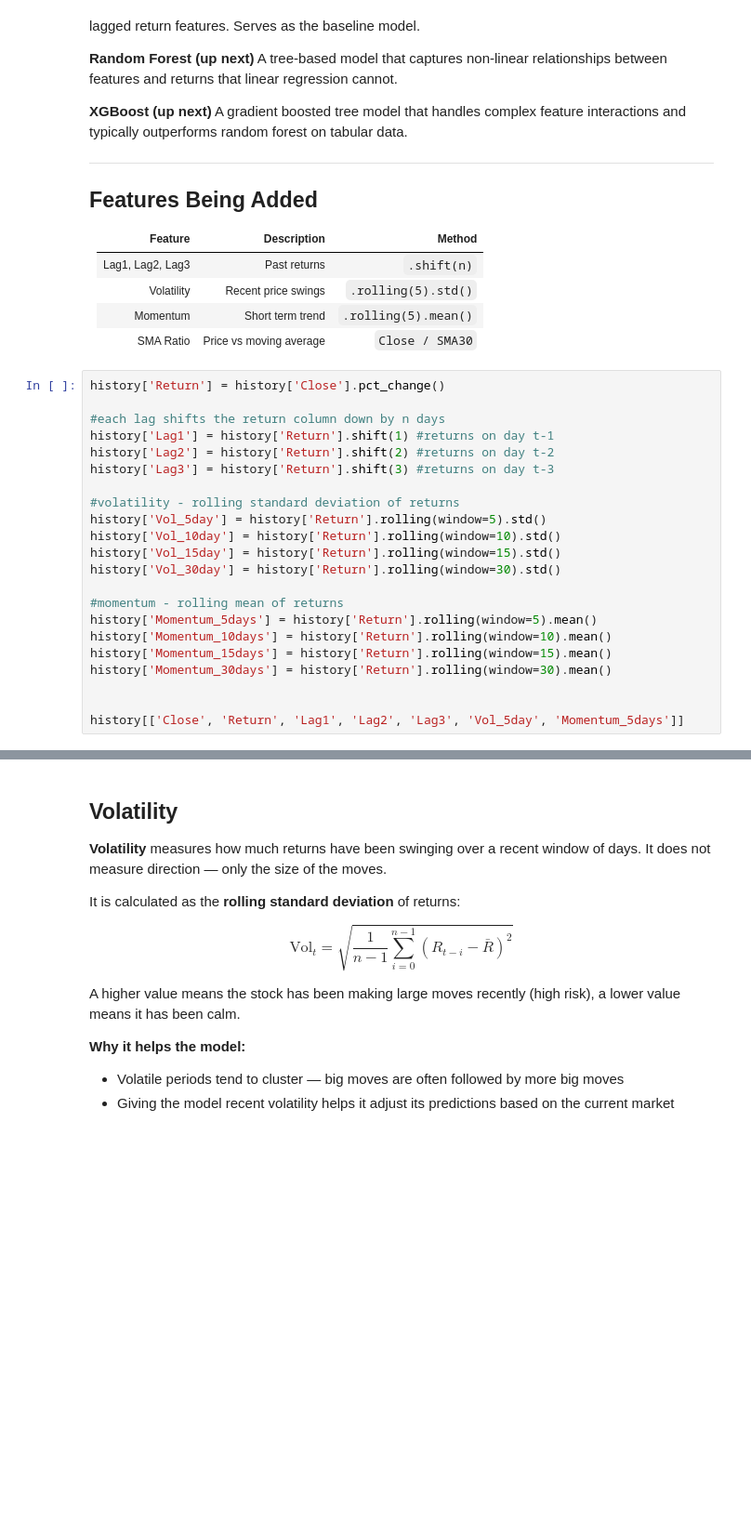
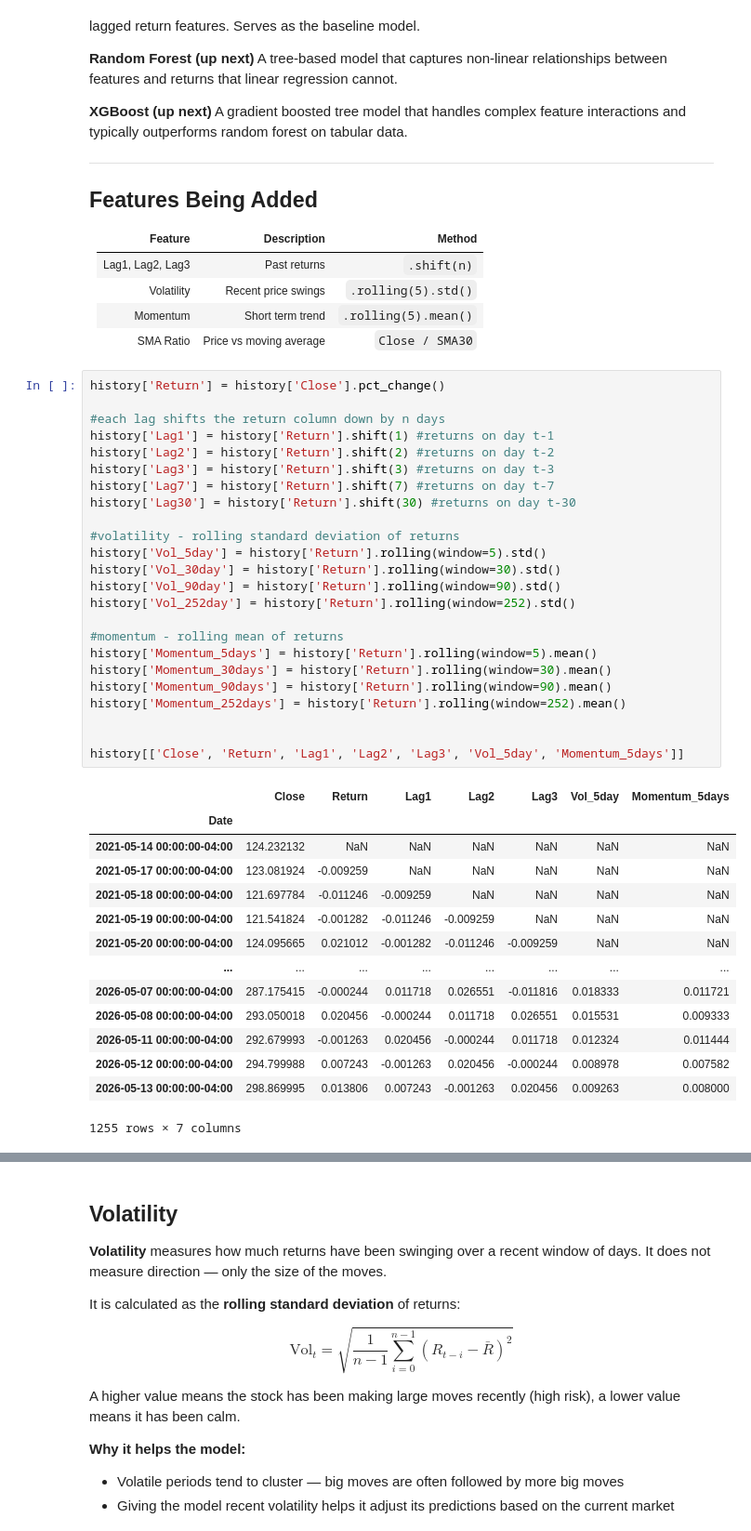
Before and after one commit to thehiaguy/StockReturnPred, a Jupyter notebook: notebooks/01_eda.ipynb, the cells around one changed output, grey strips where cells are left out. Shown at 93% size. Drawn from its saved outputs; the diff is of its cells as text; blank space fills up the shorter version.

```diff
--- a/notebooks/01_eda.ipynb
+++ b/notebooks/01_eda.ipynb
@@ -110,25 +144,42 @@ A gradient boosted tree model that handles complex feature interactions and typi
 # %%
 history['Return'] = history['Close'].pct_change()
 
 #each lag shifts the return column down by n days
 history['Lag1'] = history['Return'].shift(1) #returns on day t-1
 history['Lag2'] = history['Return'].shift(2) #returns on day t-2
 history['Lag3'] = history['Return'].shift(3) #returns on day t-3
+history['Lag7'] = history['Return'].shift(7) #returns on day t-7
+history['Lag30'] = history['Return'].shift(30) #returns on day t-30
 
 #volatility - rolling standard deviation of returns
 history['Vol_5day'] = history['Return'].rolling(window=5).std()
-history['Vol_10day'] = history['Return'].rolling(window=10).std()
-history['Vol_15day'] = history['Return'].rolling(window=15).std()
 history['Vol_30day'] = history['Return'].rolling(window=30).std()
+history['Vol_90day'] = history['Return'].rolling(window=90).std()
+history['Vol_252day'] = history['Return'].rolling(window=252).std()
 
 #momentum - rolling mean of returns
 history['Momentum_5days'] = history['Return'].rolling(window=5).mean()
-history['Momentum_10days'] = history['Return'].rolling(window=10).mean()
-history['Momentum_15days'] = history['Return'].rolling(window=15).mean()
 history['Momentum_30days'] = history['Return'].rolling(window=30).mean()
+history['Momentum_90days'] = history['Return'].rolling(window=90).mean()
+history['Momentum_252days'] = history['Return'].rolling(window=252).mean()
 
 
 history[['Close', 'Return', 'Lag1', 'Lag2', 'Lag3', 'Vol_5day', 'Momentum_5days']]
+# %% [output]
+|  | Close | Return | Lag1 | Lag2 | Lag3 | Vol_5day | Momentum_5days |
+| Date |  |  |  |  |  |  |  |
+| 2021-05-14 00:00:00-04:00 | 124.232132 | NaN | NaN | NaN | NaN | NaN | NaN |
+| 2021-05-17 00:00:00-04:00 | 123.081924 | -0.009259 | NaN | NaN | NaN | NaN | NaN |
+| 2021-05-18 00:00:00-04:00 | 121.697784 | -0.011246 | -0.009259 | NaN | NaN | NaN | NaN |
+| 2021-05-19 00:00:00-04:00 | 121.541824 | -0.001282 | -0.011246 | -0.009259 | NaN | NaN | NaN |
+| 2021-05-20 00:00:00-04:00 | 124.095665 | 0.021012 | -0.001282 | -0.011246 | -0.009259 | NaN | NaN |
+| ... | ... | ... | ... | ... | ... | ... | ... |
+| 2026-05-07 00:00:00-04:00 | 287.175415 | -0.000244 | 0.011718 | 0.026551 | -0.011816 | 0.018333 | 0.011721 |
+| 2026-05-08 00:00:00-04:00 | 293.050018 | 0.020456 | -0.000244 | 0.011718 | 0.026551 | 0.015531 | 0.009333 |
+| 2026-05-11 00:00:00-04:00 | 292.679993 | -0.001263 | 0.020456 | -0.000244 | 0.011718 | 0.012324 | 0.011444 |
+| 2026-05-12 00:00:00-04:00 | 294.799988 | 0.007243 | -0.001263 | 0.020456 | -0.000244 | 0.008978 | 0.007582 |
+| 2026-05-13 00:00:00-04:00 | 298.869995 | 0.013806 | 0.007243 | -0.001263 | 0.020456 | 0.009263 | 0.008000 |
+1255 rows × 7 columns
 # %%
 #dropped all rows with NaN
 history[['Close', 'Return', 'Lag1', 'Lag2', 'Lag3']].dropna()
```
Also changed, not shown: parts of 13 cells of this notebook, 5 other files.
